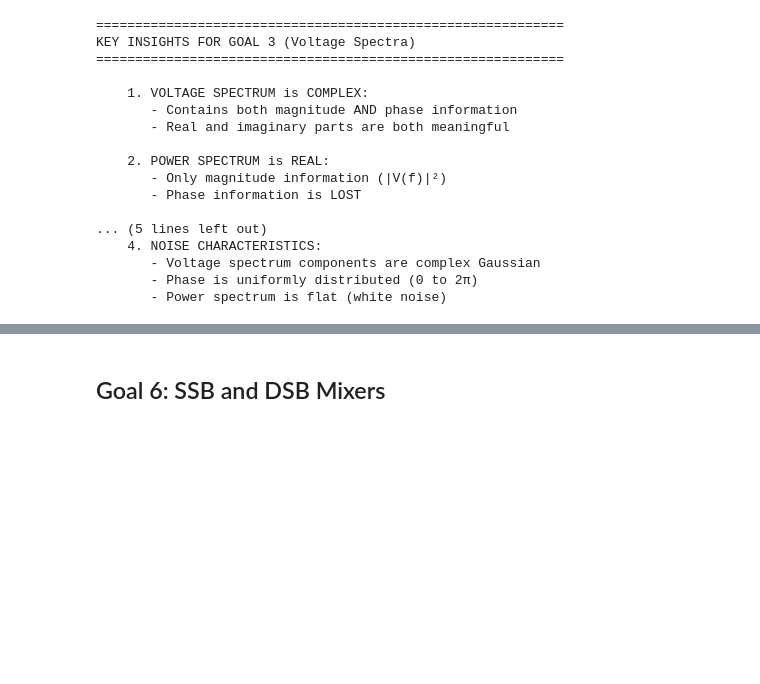
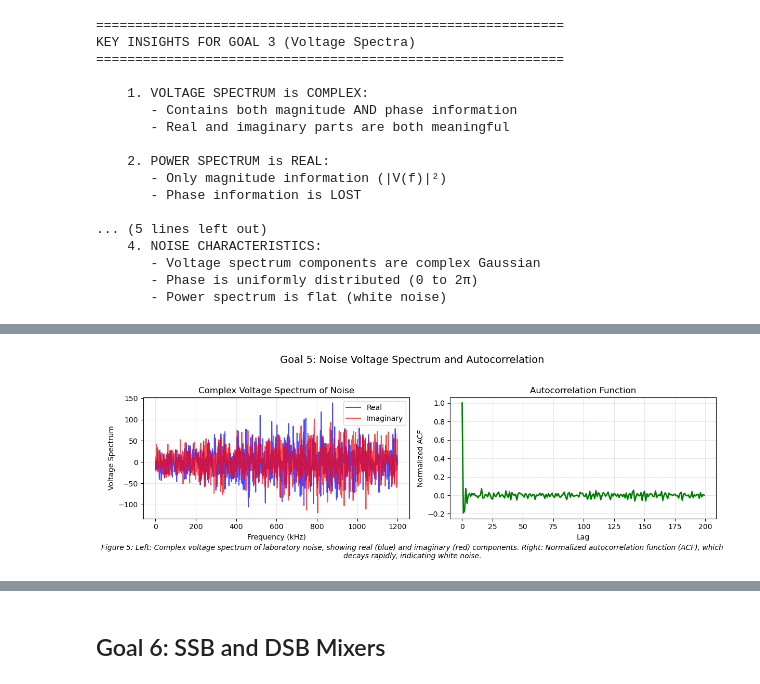
Before and after one commit to averybooks/radiolab2026-Cal, a Jupyter notebook: LAB1_Code.ipynb, the cells around one changed output, grey strips where cells are left out. Saved outputs shown, nothing was run; the diff lists cells and outputs as text; code cells hidden in the pictures; blank space fills up the shorter version.

Commit message:
Goals 1-7 complete of lab report.

```diff
--- a/LAB1_Code.ipynb
+++ b/LAB1_Code.ipynb
@@ -932,3 +1022,88 @@ KEY INSIGHTS FOR GOAL 3 (Voltage Spectra)
        - Voltage spectrum components are complex Gaussian
        - Phase is uniformly distributed (0 to 2π)
        - Power spectrum is flat (white noise)
+# %%
+import numpy as np
+import matplotlib.pyplot as plt
+from scipy.stats import kstest
+
+# Load noise data
+noise_path = "C:/Users/medin/Downloads/Spring_2026/ASTRON121/LAB1_DATA/Noise Analysis/noisedata_real.npz"
+noise_data = np.load(noise_path)
+D = 1
+raw_noise = noise_data["arr_0"][D].astype(float)
+
+# Normalize
+noise = (raw_noise - np.mean(raw_noise)) / np.std(raw_noise)
+N = len(noise)
+fs = 2.4e6  # Sampling frequency
+
+print(f"Noise samples: N = {N}, f_s = {fs/1e6:.1f} MHz")
+
+# ------------------------------
+# 1. Complex Voltage Spectrum
+# ------------------------------
+voltage_spec = np.fft.fft(noise)
+freqs = np.fft.fftfreq(N, d=1/fs)
+
+fig, axes = plt.subplots(1, 2, figsize=(12, 4))
+
+# Left: Voltage spectrum (real & imag)
+ax1 = axes[0]
+ax1.plot(freqs[:N//2]/1e3, voltage_spec[:N//2].real, 'b-', alpha=0.7, label='Real', linewidth=1.5)
+ax1.plot(freqs[:N//2]/1e3, voltage_spec[:N//2].imag, 'r-', alpha=0.7, label='Imaginary', linewidth=1.5)
+ax1.set_xlabel('Frequency (kHz)')
+ax1.set_ylabel('Voltage Spectrum')
+ax1.set_title('Complex Voltage Spectrum of Noise')
+ax1.legend()
+ax1.grid(alpha=0.3)
+
+# ------------------------------
+# 2. Autocorrelation Function
+# ------------------------------
+acf = np.correlate(noise, noise, mode='full')
+acf = acf[len(acf)//2:]  # Positive lags
+acf = acf / acf[0]       # Normalize
+
+# Right: ACF
+ax2 = axes[1]
+ax2.plot(acf[:200], 'g-', linewidth=2)
+ax2.set_xlabel('Lag')
+ax2.set_ylabel('Normalized ACF')
+ax2.set_title('Autocorrelation Function')
+ax2.grid(alpha=0.3)
+
+# Add caption
+caption = (
+    "Figure 5: Left: Complex voltage spectrum of laboratory noise, showing real (blue) and imaginary (red) components. "
+    "Right: Normalized autocorrelation function (ACF), which decays rapidly, indicating white noise."
+)
+plt.figtext(0.5, 0.01, caption, ha='center', fontsize=10, style='italic', wrap=True)
+
+plt.subplots_adjust(bottom=0.15)
+plt.suptitle('Goal 5: Noise Voltage Spectrum and Autocorrelation', fontsize=14)
+plt.tight_layout(rect=[0, 0.05, 1, 0.95])
+plt.show()
+
+# ------------------------------
+# 3. Statistical summary
+# ------------------------------
+ks_stat, p_val = kstest(noise, 'norm')
+print(f"KS test: statistic = {ks_stat:.4f}, p-value = {p_val:.4f}")
+print(f"Gaussian? {p_val > 0.05}")
+
+# Radiometer equation check (optional output)
+block_size = 2000
+num_blocks = N // block_size
+if num_blocks > 1:
+    power_blocks = []
+    for i in range(num_blocks):
+        block = noise[i*block_size:(i+1)*block_size]
+        spec = np.fft.fft(block)
+        power_blocks.append(np.abs(spec)**2)
+    power_blocks = np.array(power_blocks)
+    avg_power = np.mean(power_blocks, axis=0)
+    std_single = np.std(power_blocks[0])
+    std_avg = np.std(avg_power)
+    print(f"\nRadiometer check: Std reduction = {std_avg/std_single:.3f} (expected 1/√N ≈ {1/np.sqrt(num_blocks):.3f})")
+# %% [output]
@@ -934,0 +1111 @@ KEY INSIGHTS FOR GOAL 3 (Voltage Spectra)
+[figure, added]
```
Also changed, not shown: parts of 8 cells of this notebook, 1 other file.
